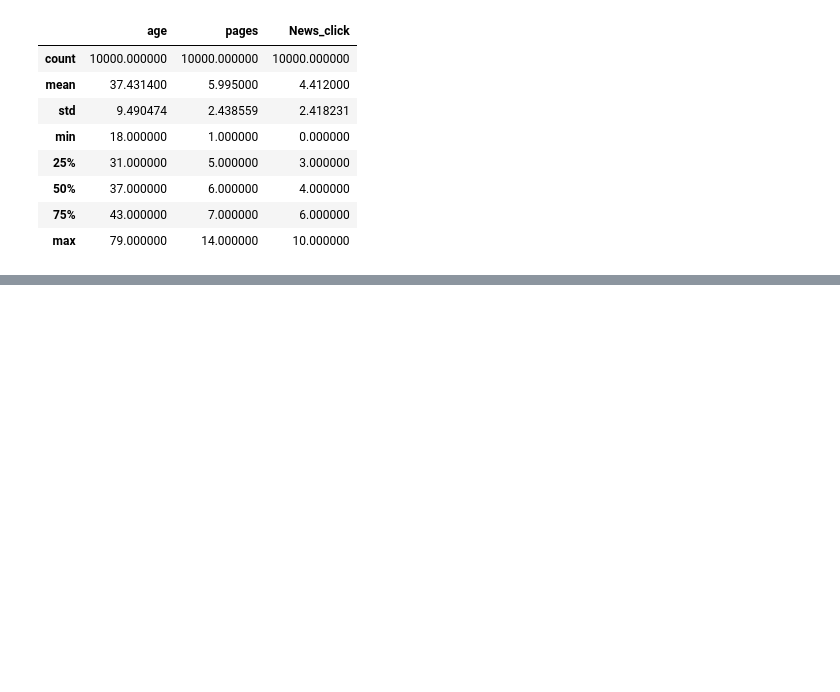
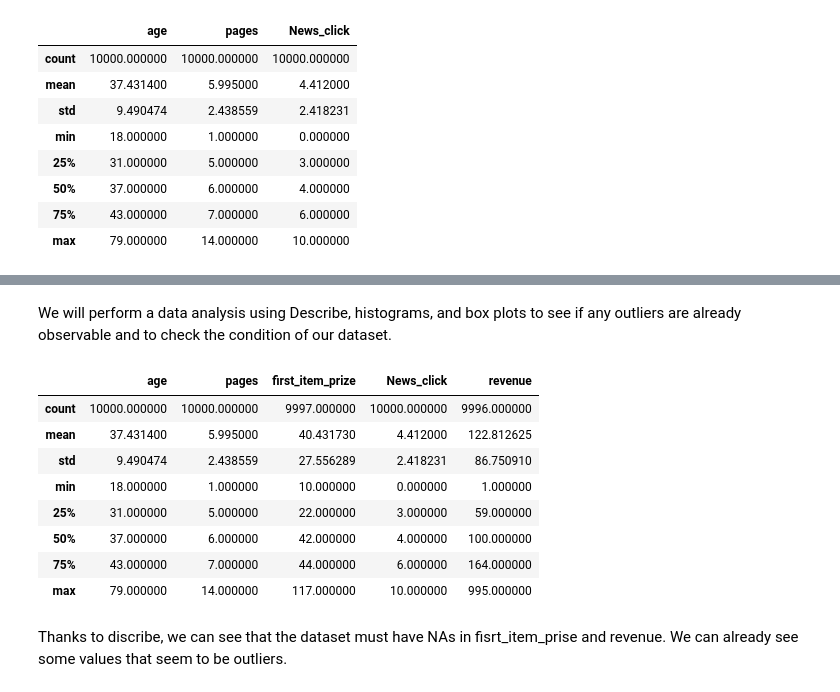
Before and after one commit to Anna-Eve/Projet-Apprentissage-automatique-n-1, a Jupyter notebook: main.ipynb, the cells around one changed output, grey strips where cells are left out. Drawn from its saved outputs; the diff is of its cells as text; code cells hidden in the pictures; blank space fills up the shorter version.

```diff
--- a/main.ipynb
+++ b/main.ipynb
@@ -39,3 +63,19 @@ customer.describe()
+# %% [markdown]
+We will perform a data analysis using Describe, histograms, and box plots to see if any outliers are already observable and to check the condition of our dataset.
+# %%
+customer.describe()
+# %% [output]
+|  | age | pages | first_item_prize | News_click | revenue |
+| count | 10000.000000 | 10000.000000 | 9997.000000 | 10000.000000 | 9996.000000 |
+| mean | 37.431400 | 5.995000 | 40.431730 | 4.412000 | 122.812625 |
+| std | 9.490474 | 2.438559 | 27.556289 | 2.418231 | 86.750910 |
+| min | 18.000000 | 1.000000 | 10.000000 | 0.000000 | 1.000000 |
+| 25% | 31.000000 | 5.000000 | 22.000000 | 3.000000 | 59.000000 |
+| 50% | 37.000000 | 6.000000 | 42.000000 | 4.000000 | 100.000000 |
+| 75% | 43.000000 | 7.000000 | 44.000000 | 6.000000 | 164.000000 |
+| max | 79.000000 | 14.000000 | 117.000000 | 10.000000 | 995.000000 |
+# %% [markdown]
+Thanks to discribe, we can see that the dataset must have NAs in fisrt_item_prise and revenue. We can already see some values that seem to be outliers.
 # %%
 %matplotlib inline
 customer.hist(bins=50, figsize=(20,15))
```
Also changed, not shown: parts of 38 cells of this notebook, 1 other file.
